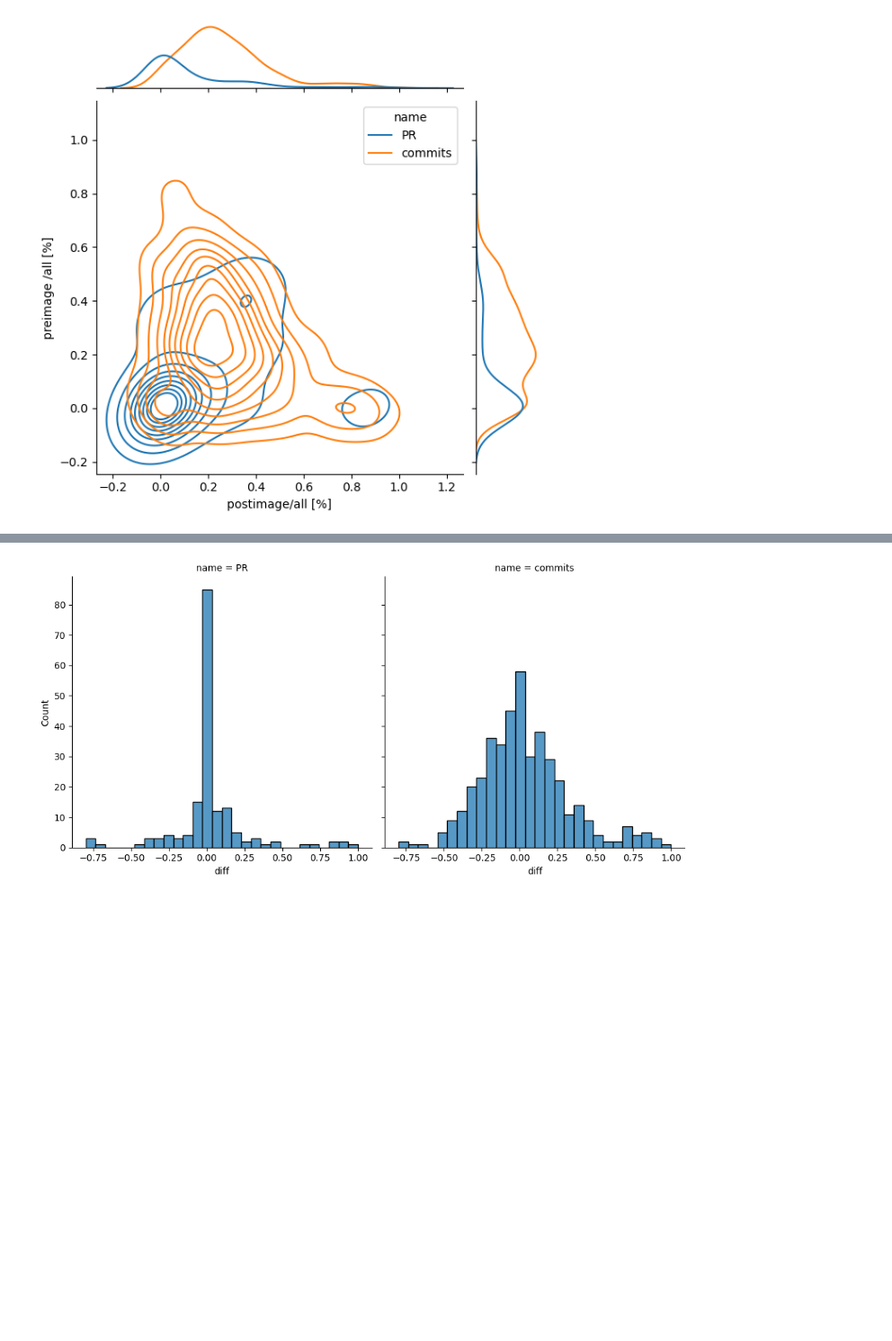
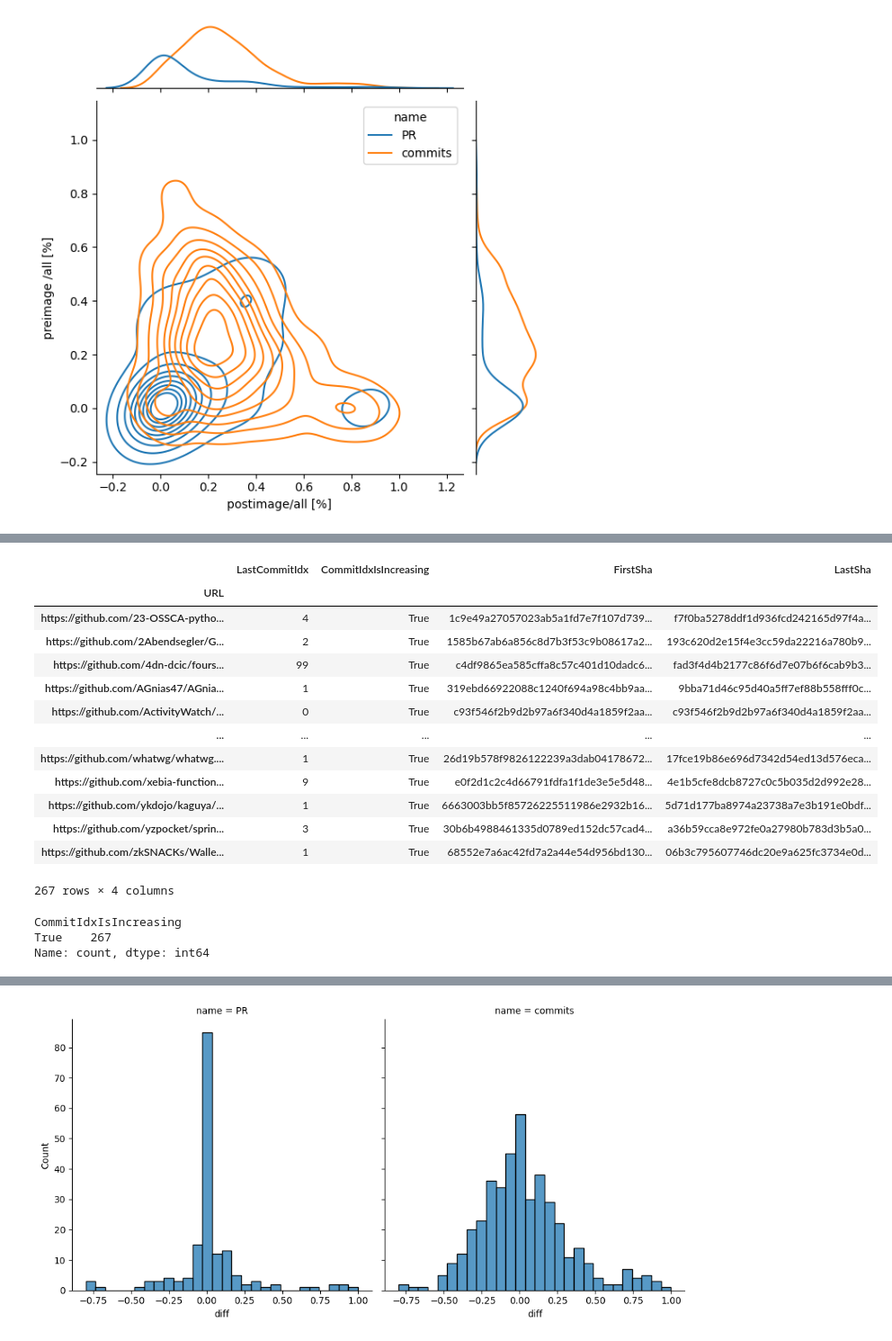
Before and after one commit to ncusi/MSR_Challenge_2024, a Jupyter notebook: notebooks/compare.ipynb, the cells around one changed output, grey strips where cells are left out. Shown at 90% size. Saved outputs shown, nothing was run; the diff lists cells and outputs as text; code cells hidden in the pictures; blank space fills up the shorter version.

Commit message:
compare.ipynb: Split into sections, add beginnings of split PR analysis
NOTE: the notebook was not re-run after changes!

```diff
--- a/notebooks/compare.ipynb
+++ b/notebooks/compare.ipynb
@@ -262,0 +319,2 @@ plot_ret_all({'PR': ret_fragments_pr, 'commits': commits})
+# %%
+df_pr_split = pd.read_csv("../data/interim/pr_sharings_split_commit_df.csv")
@@ -262,0 +334,14 @@ plot_ret_all({'PR': ret_fragments_pr, 'commits': commits})
+# %%
+df_pr_split_group_by_url = df_pr_split.groupby(by='URL')
+# %%
+%time
+df_pr_agg_sha = df_pr_split_group_by_url.agg(
+    LastCommitIdx=pd.NamedAgg(column="CommitIdx", aggfunc="max"),
+    CommitIdxIsIncreasing=pd.NamedAgg(column="CommitIdx", aggfunc=lambda col: col.is_monotonic_increasing),
+    FirstSha=pd.NamedAgg(column="Sha", aggfunc="first"),
+    LastSha=pd.NamedAgg(column="Sha", aggfunc="last"),
+)
+
+display(df_pr_agg_sha)
+display(df_pr_agg_sha['CommitIdxIsIncreasing'].value_counts())
+# %% [output]
@@ -262,0 +350,17 @@ plot_ret_all({'PR': ret_fragments_pr, 'commits': commits})
+|  | LastCommitIdx | CommitIdxIsIncreasing | FirstSha | LastSha |
+| URL |  |  |  |  |
+| https://github.com/23-OSSCA-pytho... | 4 | True | 1c9e49a27057023ab5a1fd7e7f107d739... | f7f0ba5278ddf1d936fcd242165d97f4a... |
+| https://github.com/2Abendsegler/G... | 2 | True | 1585b67ab6a856c8d7b3f53c9b08617a2... | 193c620d2e15f4e3cc59da22216a780b9... |
+| https://github.com/4dn-dcic/fours... | 99 | True | c4df9865ea585cffa8c57c401d10dadc6... | fad3f4d4b2177c86f6d7e07b6f6cab9b3... |
+| https://github.com/AGnias47/AGnia... | 1 | True | 319ebd66922088c1240f694a98c4bb9aa... | 9bba71d46c95d40a5ff7ef88b558fff0c... |
+| https://github.com/ActivityWatch/... | 0 | True | c93f546f2b9d2b97a6f340d4a1859f2aa... | c93f546f2b9d2b97a6f340d4a1859f2aa... |
+| ... | ... | ... | ... | ... |
+| https://github.com/whatwg/whatwg.... | 1 | True | 26d19b578f9826122239a3dab04178672... | 17fce19b86e696d7342d54ed13d576eca... |
+| https://github.com/xebia-function... | 9 | True | e0f2d1c2c4d66791fdfa1f1de3e5e5d48... | 4e1b5cfe8dcb8727c0c5b035d2d992e28... |
+| https://github.com/ykdojo/kaguya/... | 1 | True | 6663003bb5f85726225511986e2932b16... | 5d71d177ba8974a23738a7e3b191e0bdf... |
+| https://github.com/yzpocket/sprin... | 3 | True | 30b6b4988461335d0789ed152dc57cad4... | a36b59cca8e972fe0a27980b783d3b5a0... |
+| https://github.com/zkSNACKs/Walle... | 1 | True | 68552e7a6ac42fd7a2a44e54d956bd130... | 06b3c795607746dc20e9a625fc3734e0d... |
+267 rows × 4 columns
+CommitIdxIsIncreasing
+True    267
+Name: count, dtype: int64
```
Also changed, not shown: parts of 21 cells of this notebook.
